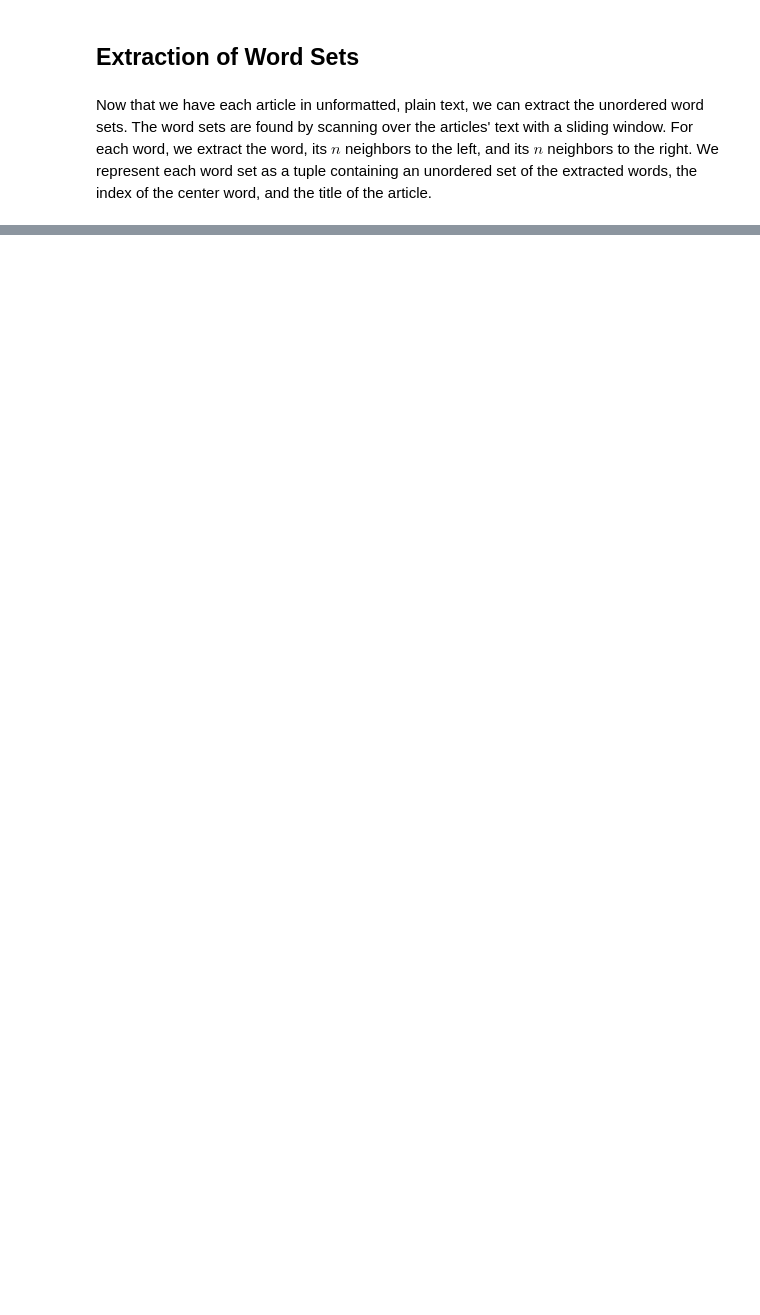
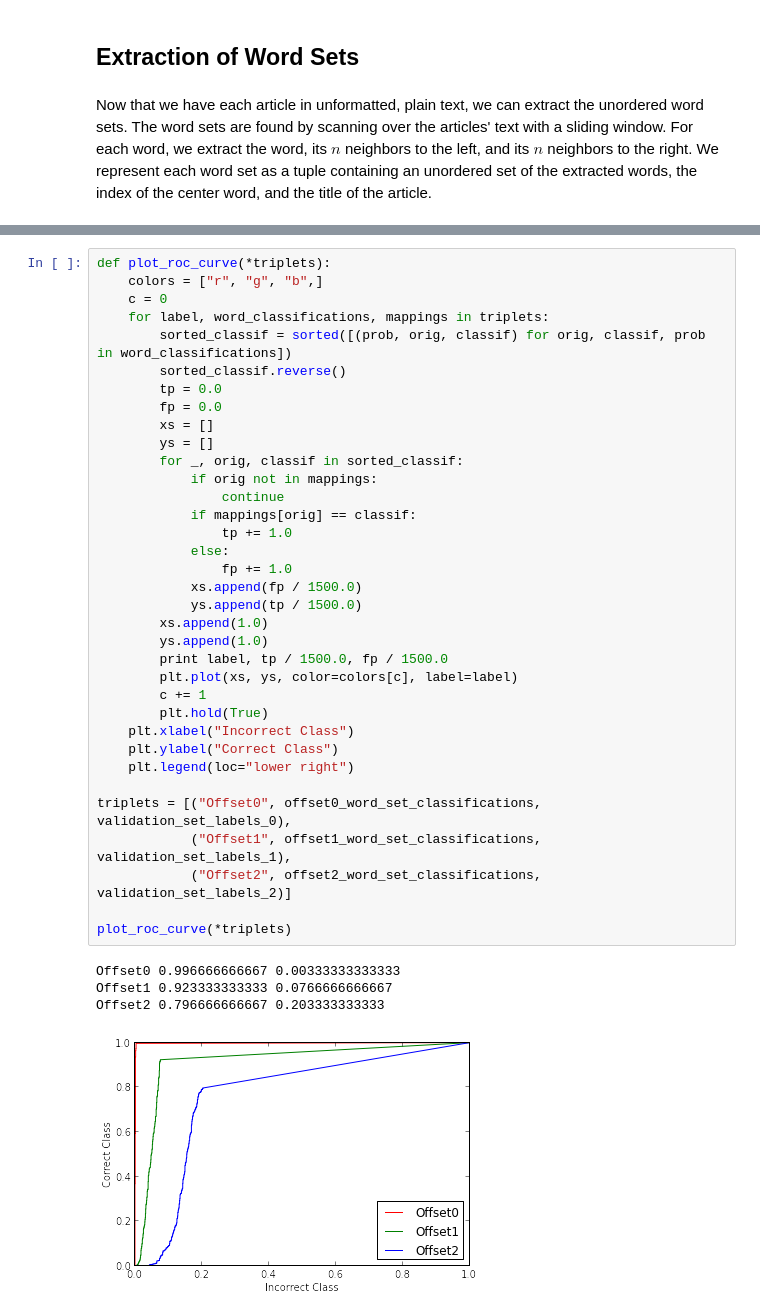
Before and after one commit to rnowling/project-sapphire, a Jupyter notebook: notebooks/Text Classification.ipynb, the cells around one changed output, grey strips where cells are left out. Saved outputs shown, nothing was run; the diff lists cells and outputs as text; blank space fills up the shorter version.

```diff
--- a/notebooks/Text Classification.ipynb
+++ b/notebooks/Text Classification.ipynb
@@ -253,0 +542,40 @@ print word_sets_5[0]
+# %%
+def plot_roc_curve(*triplets):
+    colors = ["r", "g", "b",]
+    c = 0
+    for label, word_classifications, mappings in triplets:
+        sorted_classif = sorted([(prob, orig, classif) for orig, classif, prob in word_classifications])
+        sorted_classif.reverse()
+        tp = 0.0
+        fp = 0.0
+        xs = []
+        ys = []
+        for _, orig, classif in sorted_classif:
+            if orig not in mappings:
+                continue
+            if mappings[orig] == classif:
+                tp += 1.0
+            else:
+                fp += 1.0
+            xs.append(fp / 1500.0)
+            ys.append(tp / 1500.0)
+        xs.append(1.0)
+        ys.append(1.0)
+        print label, tp / 1500.0, fp / 1500.0
+        plt.plot(xs, ys, color=colors[c], label=label)
+        c += 1
+        plt.hold(True)
+    plt.xlabel("Incorrect Class")
+    plt.ylabel("Correct Class")
+    plt.legend(loc="lower right")
+
+triplets = [("Offset0", offset0_word_set_classifications, validation_set_labels_0),
+            ("Offset1", offset1_word_set_classifications, validation_set_labels_1),
+            ("Offset2", offset2_word_set_classifications, validation_set_labels_2)]
+
+plot_roc_curve(*triplets)
+# %% [output]
+Offset0 0.996666666667 0.00333333333333
+Offset1 0.923333333333 0.0766666666667
+Offset2 0.796666666667 0.203333333333
+[figure, added]
```
Also changed, not shown: parts of 38 cells of this notebook.
